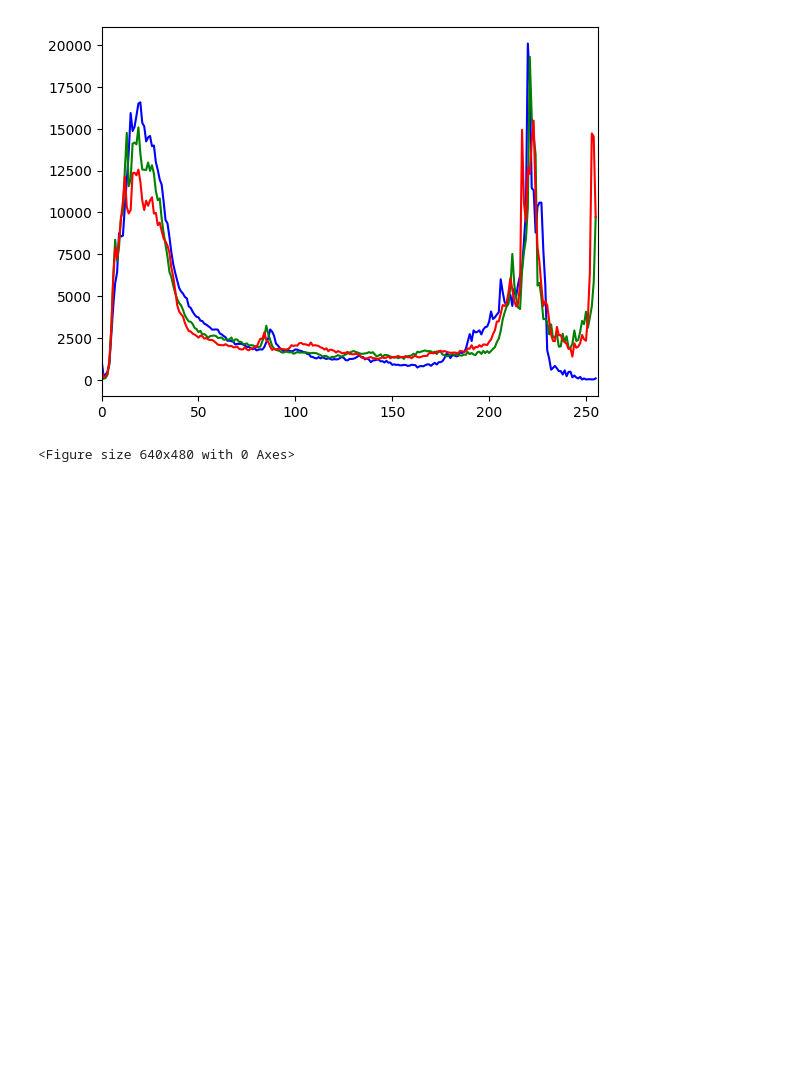
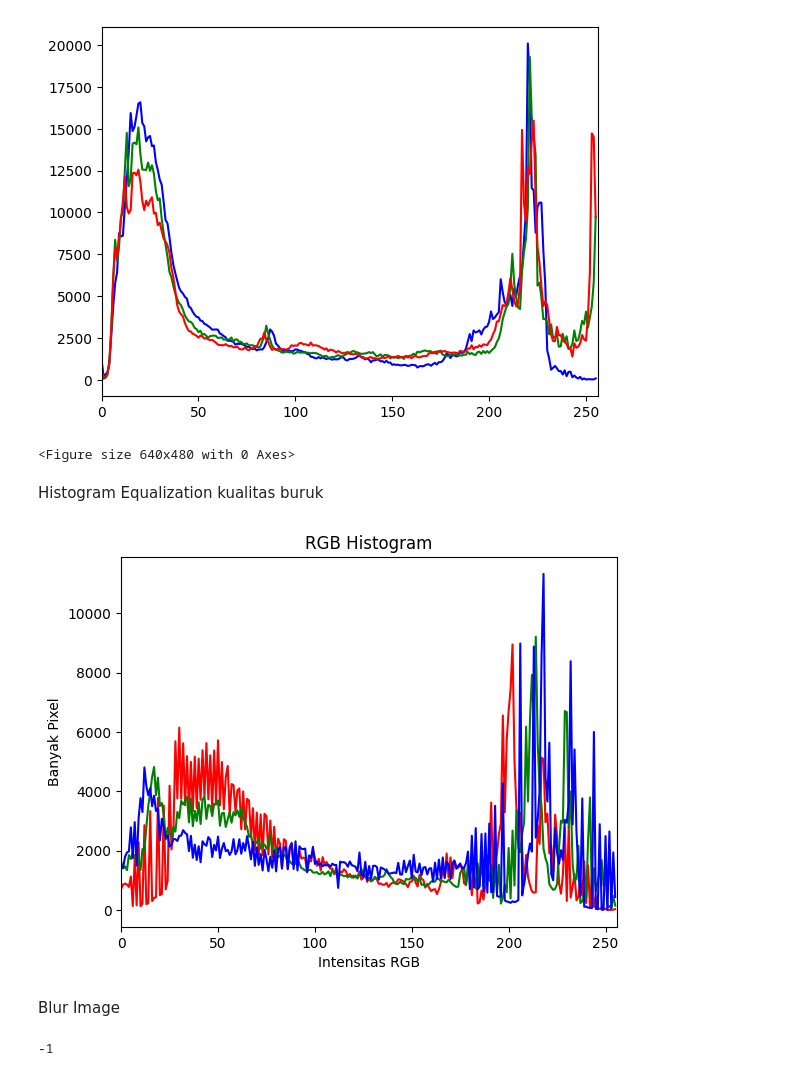
Before and after one commit to AfkarSiddiq/Image-Processing, a Jupyter notebook: Codingan/code.ipynb, the cells around one changed output. Saved outputs shown, nothing was run; the diff lists cells and outputs as text; code cells hidden in the pictures; blank space fills up the shorter version.

```diff
--- a/Codingan/code.ipynb
+++ b/Codingan/code.ipynb
@@ -48,3 +44,47 @@ plt.savefig(f'histogram2.jpg')
 # %% [output]
 [figure]
 <Figure size 640x480 with 0 Axes>
+# %% [markdown]
+Histogram Equalization kualitas buruk
+# %%
+import cv2, numpy as num
+import matplotlib.pyplot as plt
+
+gambarBuruk = cv2.imread('Foto3.jpeg')
+gambarBuruk = cv2.resize(gambarBuruk, (500, 500))
+
+gambarBuruk_hsv = cv2.cvtColor(gambarBuruk, cv2.COLOR_BGR2HSV)
+cv2.imwrite('gambarBuruk_hsv.jpg', gambarBuruk_hsv)
+gambarBuruk_hsv[:, :, 2] = cv2.equalizeHist(gambarBuruk_hsv[:, :, 2])
+cv2.imshow('Gambar kualitas Buruk', gambarBuruk_hsv);
+cv2.waitKey(0)
+cv2.destroyAllWindows()
+gambarBuruk2 = cv2.cvtColor(gambarBuruk_hsv, cv2.COLOR_HSV2BGR)
+res = num.hstack([gambarBuruk,gambarBuruk2])
+cv2.imwrite('gambarBuruk2.jpg', res)
+
+warna = ('r','g','b')
+for i, warna in enumerate(warna):
+    rgb_hist = cv2.calcHist([res],[i],None,[256],[0,256])
+    plt.plot(rgb_hist, color=warna)
+    plt.xlim([0,256])
+
+plt.title("RGB Histogram")
+plt.xlabel("Intensitas RGB")
+plt.ylabel("Banyak Pixel")
+plt.show()
+# %% [output]
+[figure, added]
+# %% [markdown]
+Blur Image
+# %%
+import cv2
+
+img = cv2.imread('Foto11.jpeg')
+img = cv2.resize(img, (500, 650))
+blur_img = cv2.blur(img, (10, 10))
+
+cv2.imshow('Blur Image', blur_img)
+cv2.waitKey(0)
+# %% [output]
+-1
```
Also changed, not shown: parts of 2 cells of this notebook, 2 other files.
